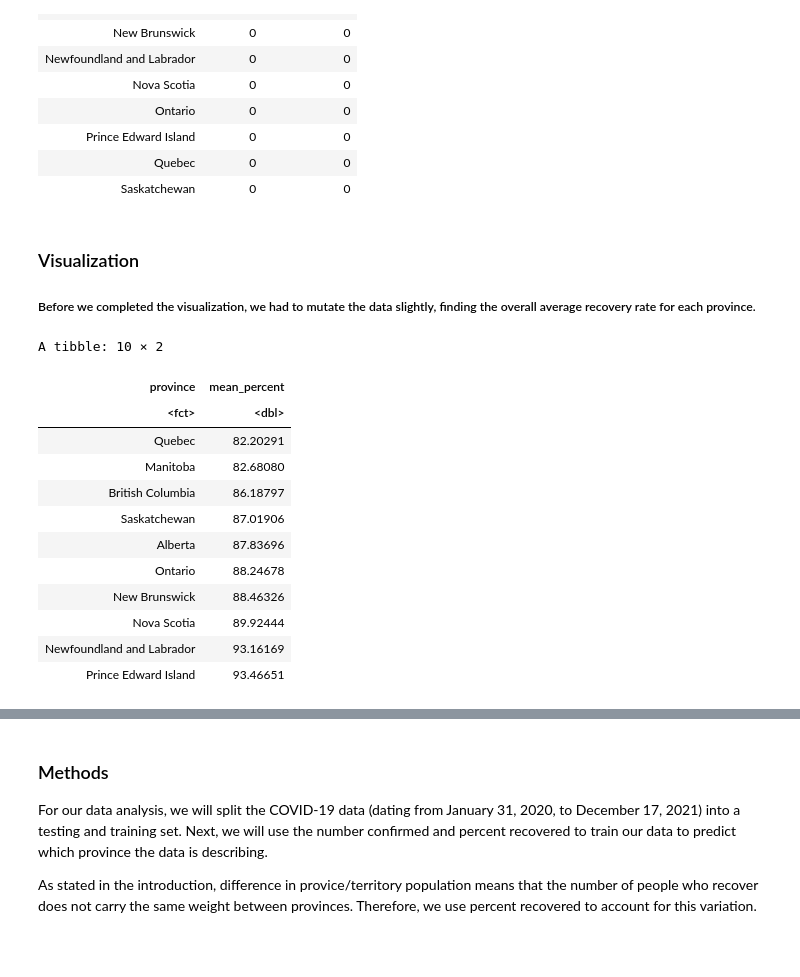
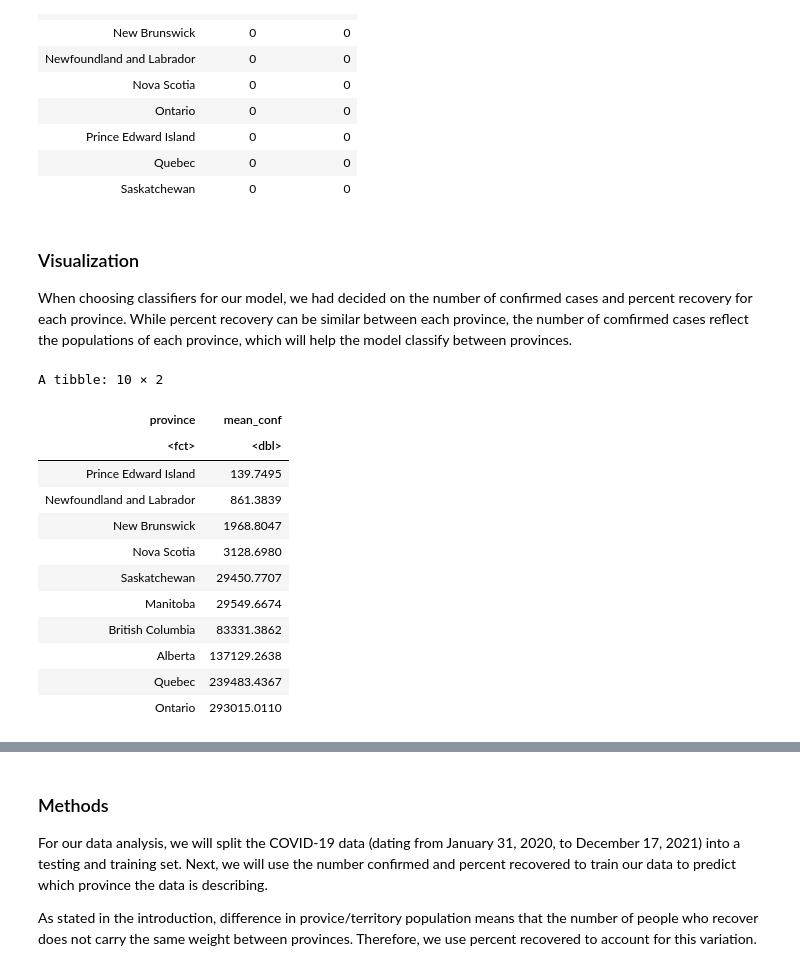
Before and after one commit to mikcblue7/dsci-100-project-group2, a Jupyter notebook: Group-2-Proposal.ipynb, the cells around one changed output, grey strips where cells are left out. Saved outputs shown, nothing was run; the diff lists cells and outputs as text; code cells hidden in the pictures.

```diff
--- a/Group-2-Proposal.ipynb
+++ b/Group-2-Proposal.ipynb
@@ -236,28 +236,27 @@ A tibble: 10 × 3
 # %% [markdown]
 ### Visualization
 
-##### Before we completed the visualization, we had to mutate the data slightly, finding the overall average recovery rate for each province.
+When choosing classifiers for our model, we had decided on the number of confirmed cases and percent recovery for each province. While percent recovery can be similar between each province, the number of comfirmed cases reflect the populations of each province, which will help the model classify between provinces.
 # %%
 options(repr.plot.width = 10, repr.plot.height = 8)
-recover_table <- covid_train |>
-     mutate(mean_percent = mean(percentrecover, na.rm = TRUE)) |>
-     select(province, mean_percent) |>
+confirm_table <- covid_train |>
+     mutate(mean_conf = mean(numconf)) |>
      group_by(province) |>
-     summarize(mean_percent = mean(mean_percent)) |>
-     arrange(mean_percent)
+     summarize(mean_conf = mean(mean_conf)) |>
+     arrange(mean_conf)
 
-recover_table
+confirm_table
 # %% [output]
 A tibble: 10 × 2
-| province | mean_percent |
+| province | mean_conf |
 | <fct> | <dbl> |
-| Quebec | 82.20291 |
-| Manitoba | 82.68080 |
-| British Columbia | 86.18797 |
-| Saskatchewan | 87.01906 |
-| Alberta | 87.83696 |
-| Ontario | 88.24678 |
-| New Brunswick | 88.46326 |
-| Nova Scotia | 89.92444 |
-| Newfoundland and Labrador | 93.16169 |
-| Prince Edward Island | 93.46651 |
+| Prince Edward Island | 139.7495 |
+| Newfoundland and Labrador | 861.3839 |
+| New Brunswick | 1968.8047 |
+| Nova Scotia | 3128.6980 |
+| Saskatchewan | 29450.7707 |
+| Manitoba | 29549.6674 |
+| British Columbia | 83331.3862 |
+| Alberta | 137129.2638 |
+| Quebec | 239483.4367 |
+| Ontario | 293015.0110 |
```
Also changed, not shown: parts of 4 cells of this notebook.
